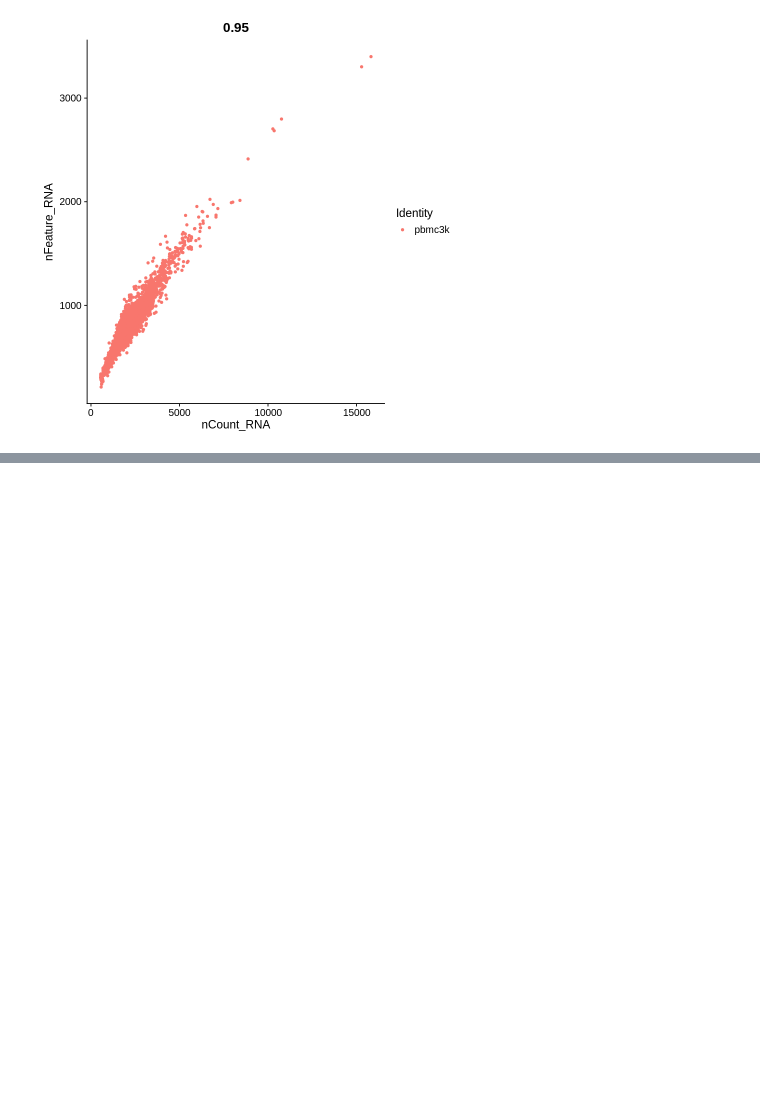
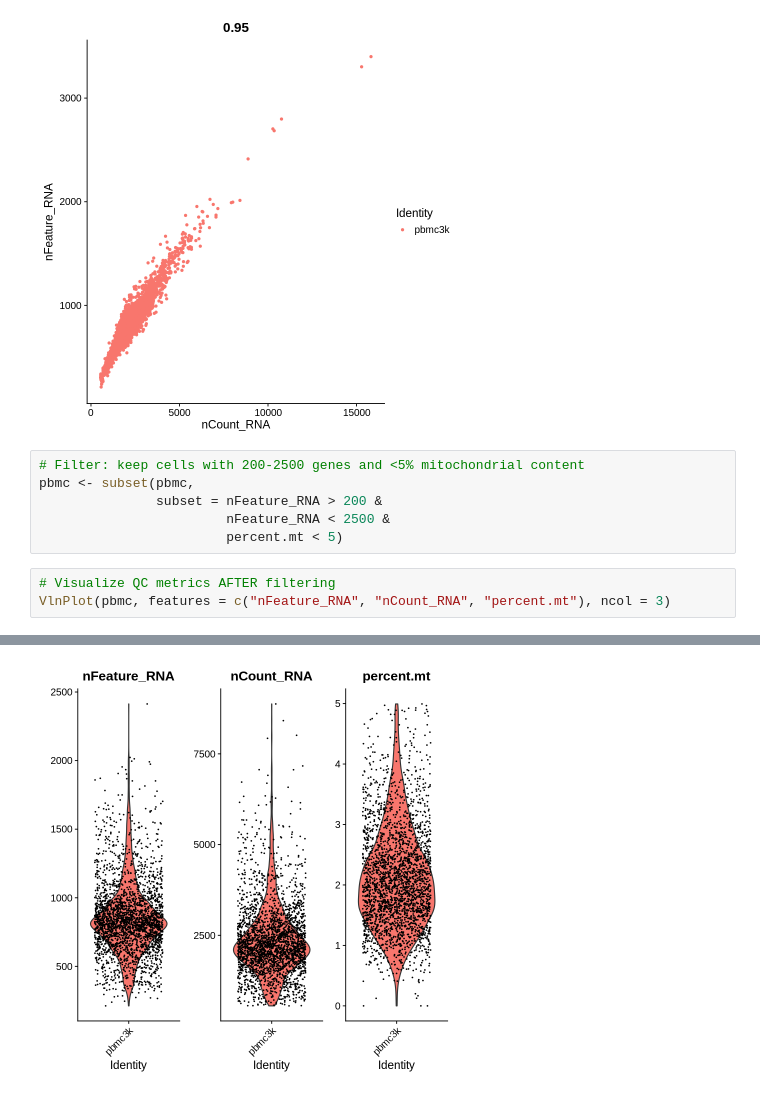
Before and after one commit to AkshNaidu/single_cell_analysis, a Jupyter notebook: single_cell_one.ipynb, the cells around one changed output, grey strips where cells are left out. Drawn from its saved outputs; the diff is of its cells as text; blank space fills up the shorter version.

```diff
--- a/single_cell_one.ipynb
+++ b/single_cell_one.ipynb
@@ -110,3 +126,13 @@ FeatureScatter(pbmc, feature1 = "nCount_RNA", feature2 = "percent.mt")
 FeatureScatter(pbmc, feature1 = "nCount_RNA", feature2 = "nFeature_RNA")
 # %% [output]
 [figure]
+# %%
+# Filter: keep cells with 200-2500 genes and <5% mitochondrial content
+pbmc <- subset(pbmc,
+               subset = nFeature_RNA > 200 &
+                        nFeature_RNA < 2500 &
+                        percent.mt < 5)
+# %%
+# Visualize QC metrics AFTER filtering
+VlnPlot(pbmc, features = c("nFeature_RNA", "nCount_RNA", "percent.mt"), ncol = 3)
+# %% [output]
@@ -112,0 +141 @@ FeatureScatter(pbmc, feature1 = "nCount_RNA", feature2 = "nFeature_RNA")
+[figure, added]
```
Also changed, not shown: parts of 18 cells of this notebook.
